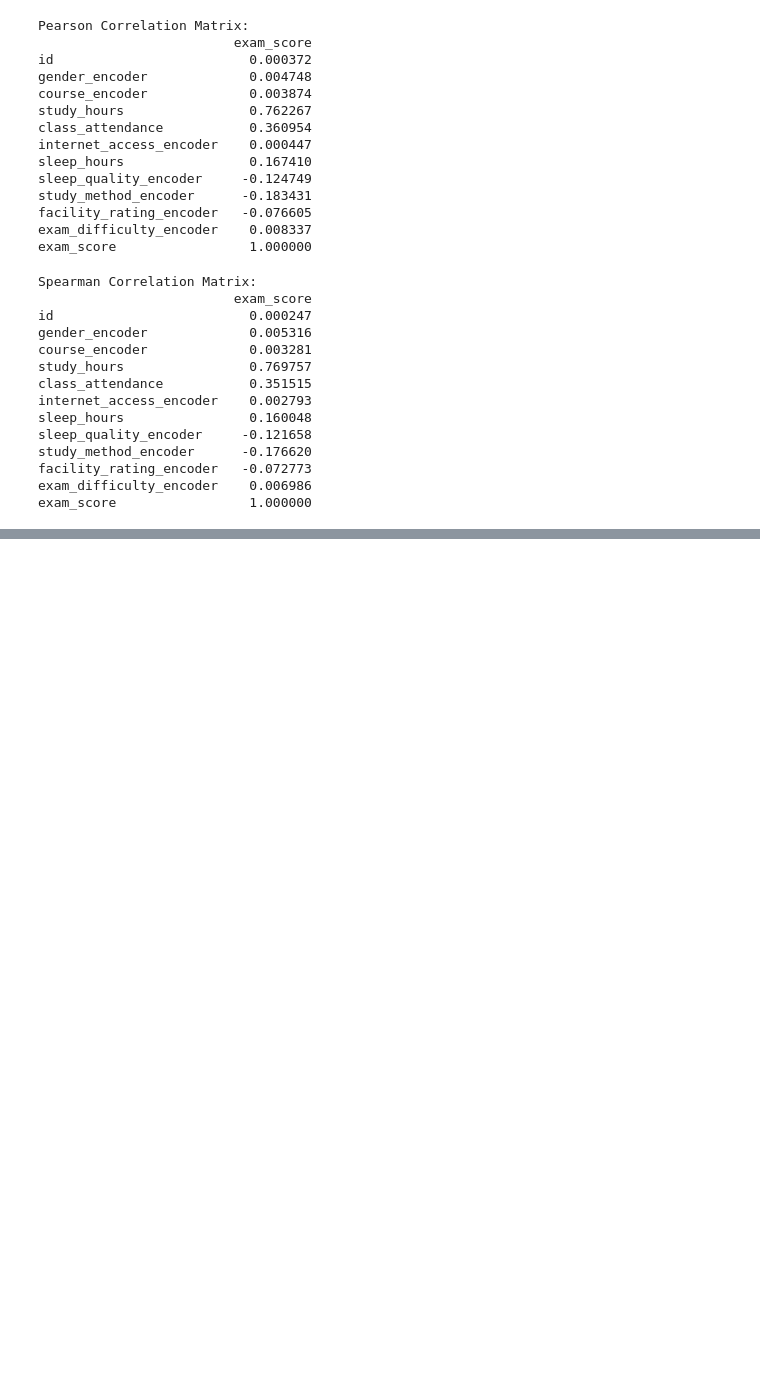
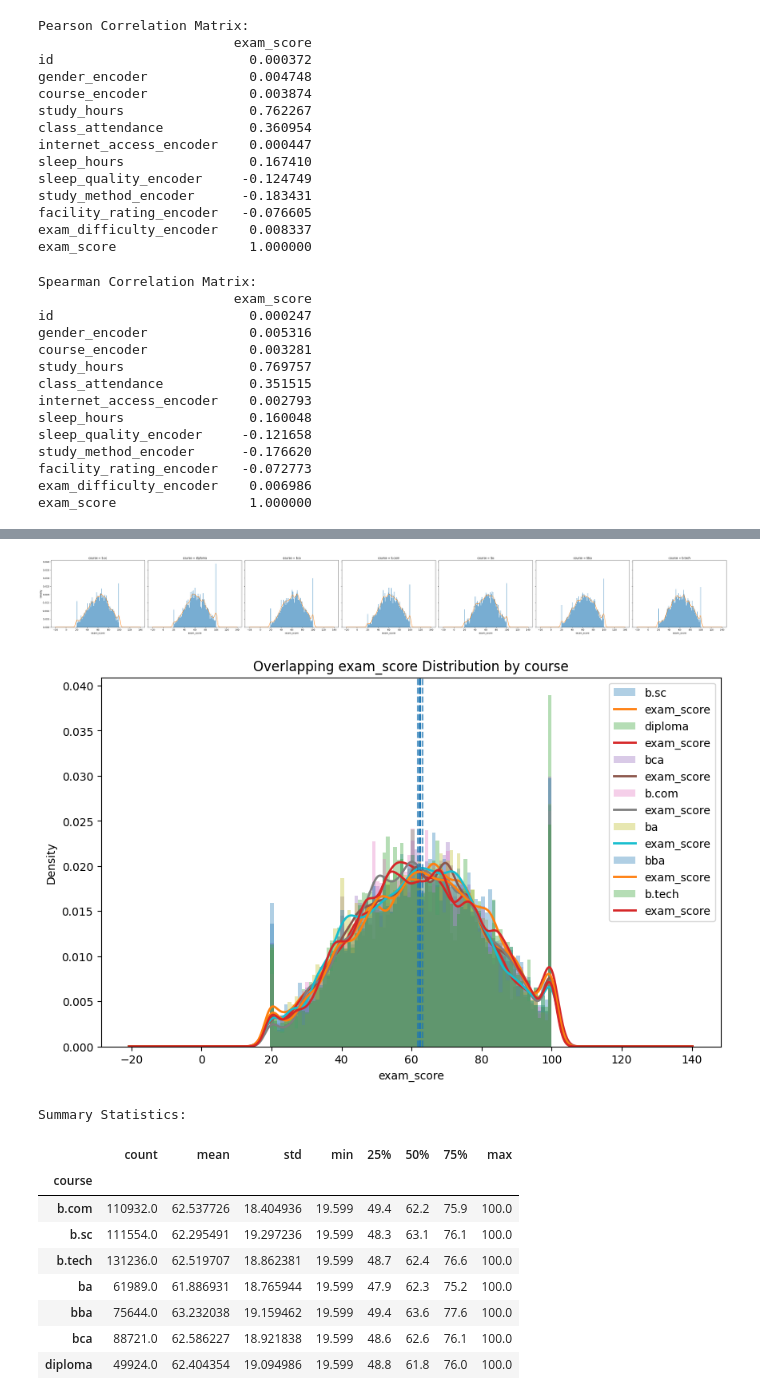
Before and after one commit to Aashiee3/Student-Exam-Score-Kagge-Competition, a Jupyter notebook: Student exam score/student_exam_score.ipynb, the cells around one changed output, grey strips where cells are left out. Cells and saved outputs as stored; diff of their text form; code cells hidden in the pictures; blank space fills up the shorter version.

```diff
--- a/Student exam score/student_exam_score.ipynb
+++ b/Student exam score/student_exam_score.ipynb
@@ -274,0 +400,19 @@ len(train_df)
+# %%
+plot_category_distribution(
+    train_df,
+    category_col='course',
+    numeric_col='exam_score'
+)
+# %% [output]
+[figure, added]
+[figure, added]
+Summary Statistics:
+|  | count | mean | std | min | 25% | 50% | 75% | max |
+| course |  |  |  |  |  |  |  |  |
+| b.com | 110932.0 | 62.537726 | 18.404936 | 19.599 | 49.4 | 62.2 | 75.9 | 100.0 |
+| b.sc | 111554.0 | 62.295491 | 19.297236 | 19.599 | 48.3 | 63.1 | 76.1 | 100.0 |
+| b.tech | 131236.0 | 62.519707 | 18.862381 | 19.599 | 48.7 | 62.4 | 76.6 | 100.0 |
+| ba | 61989.0 | 61.886931 | 18.765944 | 19.599 | 47.9 | 62.3 | 75.2 | 100.0 |
+| bba | 75644.0 | 63.232038 | 19.159462 | 19.599 | 49.4 | 63.6 | 77.6 | 100.0 |
+| bca | 88721.0 | 62.586227 | 18.921838 | 19.599 | 48.6 | 62.6 | 76.1 | 100.0 |
+| diploma | 49924.0 | 62.404354 | 19.094986 | 19.599 | 48.8 | 61.8 | 76.0 | 100.0 |
```
Also changed, not shown: parts of 8 cells of this notebook.
